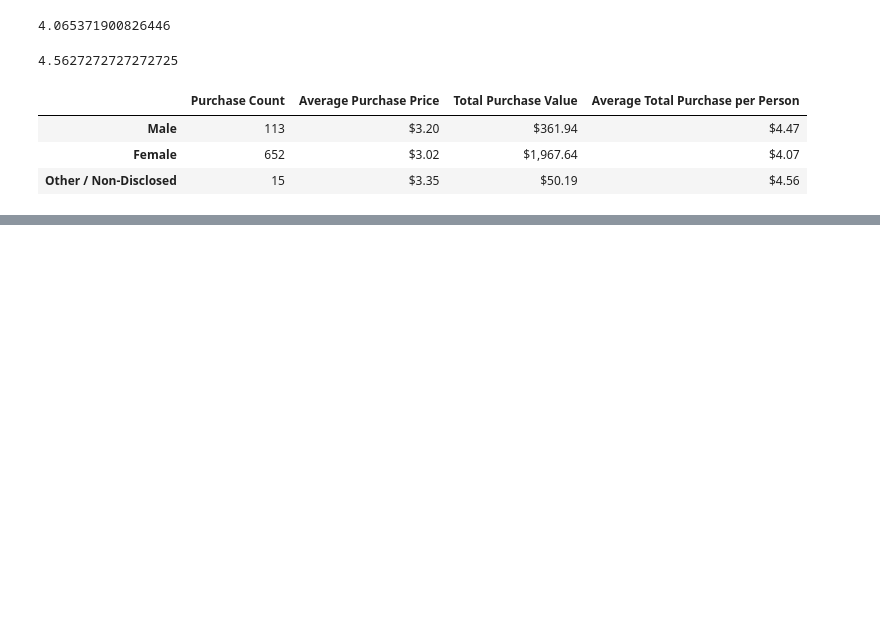
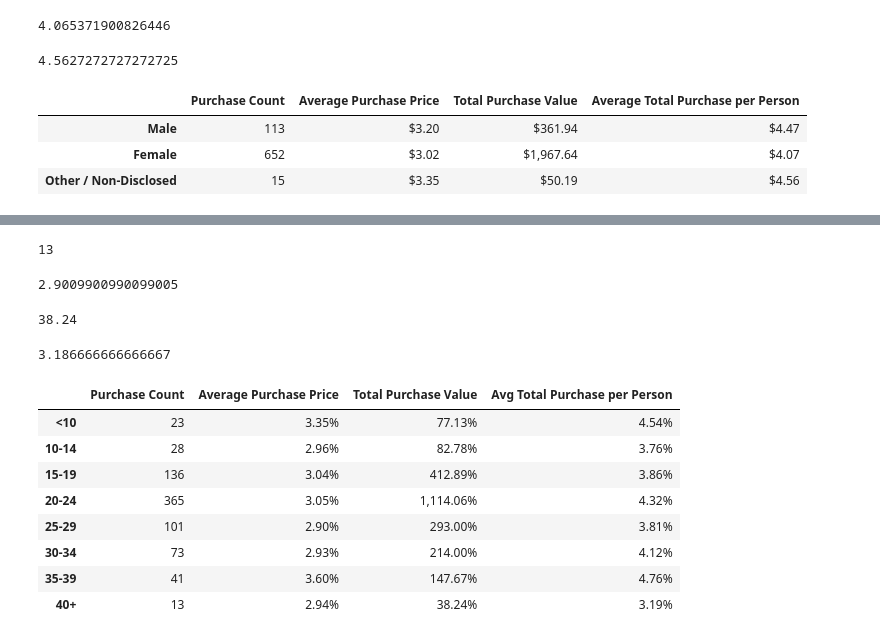
Before and after one commit to eddyannobil/pandas-challenge, a Jupyter notebook: HeroesOfPymoli/Untitled.ipynb, the cells around one changed output, grey strips where cells are left out. Saved outputs shown, nothing was run; the diff lists cells and outputs as text; code cells hidden in the pictures; blank space fills up the shorter version.

```diff
--- a/HeroesOfPymoli/Untitled.ipynb
+++ b/HeroesOfPymoli/Untitled.ipynb
@@ -217,0 +289,66 @@ purchasing_df.style.format({"Average Purchase Price": "${:,.2f}","Total Purchase
+# %%
+#Purchase Count Of Players For Various Age Groups
+purchase_under_10 = (purchase_file_df.loc[purchase_file_df["Age Group"]=="<10","Price"].count())
+purchase_10_14 = (purchase_file_df.loc[purchase_file_df["Age Group"]=="10-14","Price"].count())
+purchase_15_19 = (purchase_file_df.loc[purchase_file_df["Age Group"]=="15-19","Price"].count())
+purchase_20_24 = (purchase_file_df.loc[purchase_file_df["Age Group"]=="20-24","Price"].count())
+purchase_25_29 = (purchase_file_df.loc[purchase_file_df["Age Group"]=="25-29","Price"].count())
+purchase_30_34 = (purchase_file_df.loc[purchase_file_df["Age Group"]=="30-34","Price"].count())
+purchase_35_39 = (purchase_file_df.loc[purchase_file_df["Age Group"]=="35-39","Price"].count())
+purchase_40 = (purchase_file_df.loc[purchase_file_df["Age Group"]=="40+","Price"].count())
+print(purchase_40)
+# %% [output]
+13
+# %%
+#Average Purchase Price For Various Age Groups
+avg_under_10 = (purchase_file_df.loc[purchase_file_df["Age Group"]=="<10","Price"].mean())
+avg_10_14 = (purchase_file_df.loc[purchase_file_df["Age Group"]=="10-14","Price"].mean())
+avg_15_19 = (purchase_file_df.loc[purchase_file_df["Age Group"]=="15-19","Price"].mean())
+avg_20_24 = (purchase_file_df.loc[purchase_file_df["Age Group"]=="20-24","Price"].mean())
+avg_25_29 = (purchase_file_df.loc[purchase_file_df["Age Group"]=="25-29","Price"].mean())
+avg_30_34 = (purchase_file_df.loc[purchase_file_df["Age Group"]=="30-34","Price"].mean())
+avg_35_39 = (purchase_file_df.loc[purchase_file_df["Age Group"]=="35-39","Price"].mean())
+avg_40 = (purchase_file_df.loc[purchase_file_df["Age Group"]=="40+","Price"].mean())
+print(avg_25_29)
+# %% [output]
+2.9009900990099005
+# %%
+#Total Purchase Value For Various Age Group
+total_under_10 = (purchase_file_df.loc[purchase_file_df["Age Group"]=="<10","Price"].sum())
+total_10_14 = (purchase_file_df.loc[purchase_file_df["Age Group"]=="10-14","Price"].sum())
+total_15_19 = (purchase_file_df.loc[purchase_file_df["Age Group"]=="15-19","Price"].sum())
+total_20_24 = (purchase_file_df.loc[purchase_file_df["Age Group"]=="20-24","Price"].sum())
+total_25_29 = (purchase_file_df.loc[purchase_file_df["Age Group"]=="25-29","Price"].sum())
+total_30_34 = (purchase_file_df.loc[purchase_file_df["Age Group"]=="30-34","Price"].sum())
+total_35_39 = (purchase_file_df.loc[purchase_file_df["Age Group"]=="35-39","Price"].sum())
+total_40 = (purchase_file_df.loc[purchase_file_df["Age Group"]=="40+","Price"].sum())
+print(total_40)
+# %% [output]
+38.24
+# %%
+#Avg Total Purchase per Person
+avg_total_under_10 = total_under_10/age_under_10
+avg_total_10_14 = total_10_14/age_10_14
+avg_total_15_19 = total_15_19/age_15_19
+avg_total_20_24 = total_20_24/age_20_24
+avg_total_25_29 = total_25_29/age_25_29
+avg_total_30_34 = total_30_34/age_30_34
+avg_total_35_39 = total_35_39/age_35_39
+avg_total_40 = total_40/age_40
+print(avg_total_40)
+# %% [output]
+3.186666666666667
+# %%
+age_range_df = pd.DataFrame({"Purchase Count":[purchase_under_10,purchase_10_14,purchase_15_19,purchase_20_24,purchase_25_29,purchase_30_34,purchase_35_39,purchase_40],"Average Purchase Price":[avg_under_10,avg_10_14,avg_15_19,avg_20_24,avg_25_29,avg_30_34,avg_35_39,avg_40],"Total Purchase Value":[total_under_10,total_10_14,total_15_19,total_20_24,total_25_29,total_30_34,total_35_39,total_40],"Avg Total Purchase per Person":[avg_total_under_10,avg_total_10_14,avg_total_15_19,avg_total_20_24,avg_total_25_29,avg_total_30_34,avg_total_35_39,avg_total_40]}, index=["<10","10-14", "15-19", "20-24", "25-29", "30-34", "35-39", "40+"],)
+age_range_df
+age_range_df.style.format({"Average Purchase Price": "{:,.2f}%","Total Purchase Value": "{:,.2f}%","Avg Total Purchase per Person": "{:,.2f}%"})
+# %% [output]
+|  | Purchase Count | Average Purchase Price | Total Purchase Value | Avg Total Purchase per Person |
+| <10 | 23 | 3.35% | 77.13% | 4.54% |
+| 10-14 | 28 | 2.96% | 82.78% | 3.76% |
+| 15-19 | 136 | 3.04% | 412.89% | 3.86% |
+| 20-24 | 365 | 3.05% | 1,114.06% | 4.32% |
+| 25-29 | 101 | 2.90% | 293.00% | 3.81% |
+| 30-34 | 73 | 2.93% | 214.00% | 4.12% |
+| 35-39 | 41 | 3.60% | 147.67% | 4.76% |
+| 40+ | 13 | 2.94% | 38.24% | 3.19% |
```
Also changed, not shown: parts of 6 cells of this notebook.
